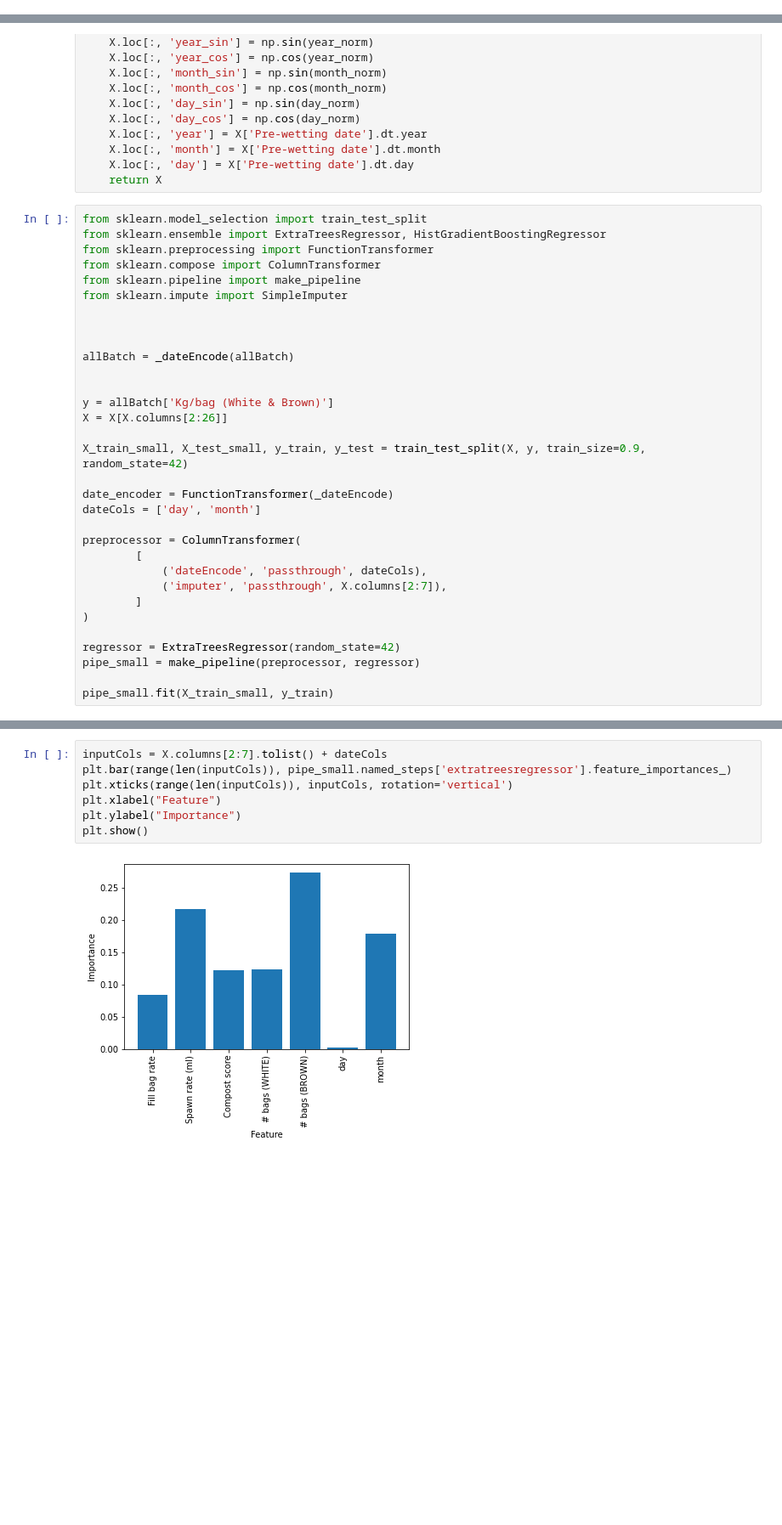
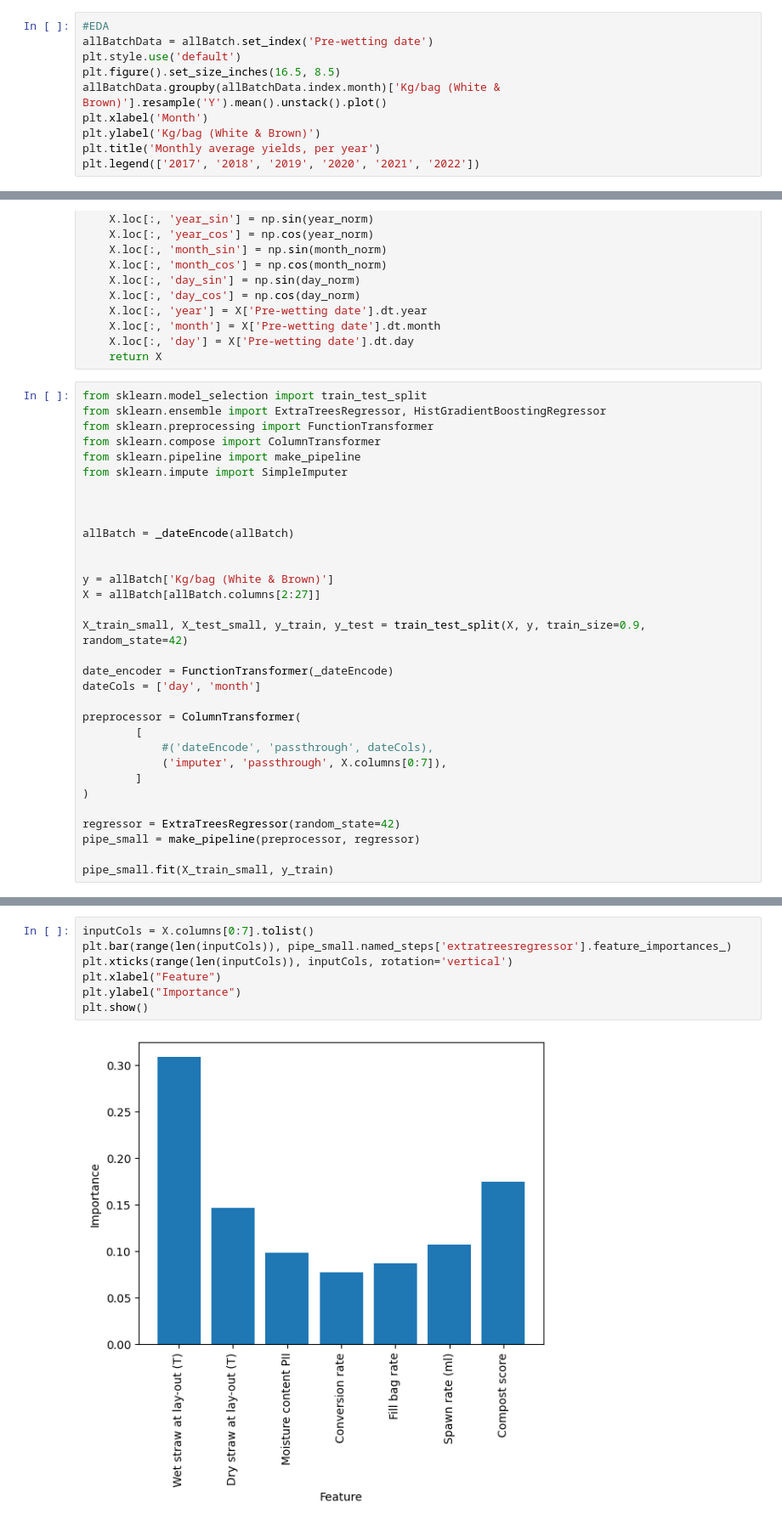
Before and after one commit to acktan/farms, a Jupyter notebook: initAnalysis.ipynb, the cells around one changed output, grey strips where cells are left out. Shown at 85% size. Saved outputs shown, nothing was run; the diff lists cells and outputs as text; blank space fills up the shorter version.

Commit message:
more graphs in notebook

```diff
--- a/initAnalysis.ipynb
+++ b/initAnalysis.ipynb
@@ -38,3 +38,13 @@ allBatch['Evacuation date (B)'] = pd.to_datetime(allBatch['Evacuation date (B)']
 allBatch = column_imputer(allBatch, numericalCols)
 futures = allBatch[allBatch['Kg/bag (White & Brown)'].isna()]
 allBatch = allBatch[~allBatch['Kg/bag (White & Brown)'].isna()]
+# %%
+#EDA
+allBatchData = allBatch.set_index('Pre-wetting date')
+plt.style.use('default')
+plt.figure().set_size_inches(16.5, 8.5)
+allBatchData.groupby(allBatchData.index.month)['Kg/bag (White & Brown)'].resample('Y').mean().unstack().plot()
+plt.xlabel('Month')
+plt.ylabel('Kg/bag (White & Brown)')
+plt.title('Monthly average yields, per year')
+plt.legend(['2017', '2018', '2019', '2020', '2021', '2022'])
@@ -69,7 +83,7 @@ allBatch = _dateEncode(allBatch)
 
 
 y = allBatch['Kg/bag (White & Brown)']
-X = X[X.columns[2:26]]
+X = allBatch[allBatch.columns[2:27]]
 
 X_train_small, X_test_small, y_train, y_test = train_test_split(X, y, train_size=0.9, random_state=42)
 
@@ -78,8 +92,8 @@ dateCols = ['day', 'month']
 
 preprocessor = ColumnTransformer(
         [
-            ('dateEncode', 'passthrough', dateCols),
-            ('imputer', 'passthrough', X.columns[2:7]),
+            #('dateEncode', 'passthrough', dateCols),
+            ('imputer', 'passthrough', X.columns[0:7]),
         ]
 )
 
@@ -122,11 +135,11 @@ Mean squared error: 0.37207140295633245
  47     2.4
  Name: Kg/bag (White & Brown), dtype: float32)
 # %%
-inputCols = X.columns[2:7].tolist() + dateCols
+inputCols = X.columns[0:7].tolist()
 plt.bar(range(len(inputCols)), pipe_small.named_steps['extratreesregressor'].feature_importances_)
 plt.xticks(range(len(inputCols)), inputCols, rotation='vertical')
 plt.xlabel("Feature")
 plt.ylabel("Importance")
 plt.show()
 # %% [output]
-[figure, old version]
+[figure, new version]
```
Also changed, not shown: parts of 15 cells of this notebook.
